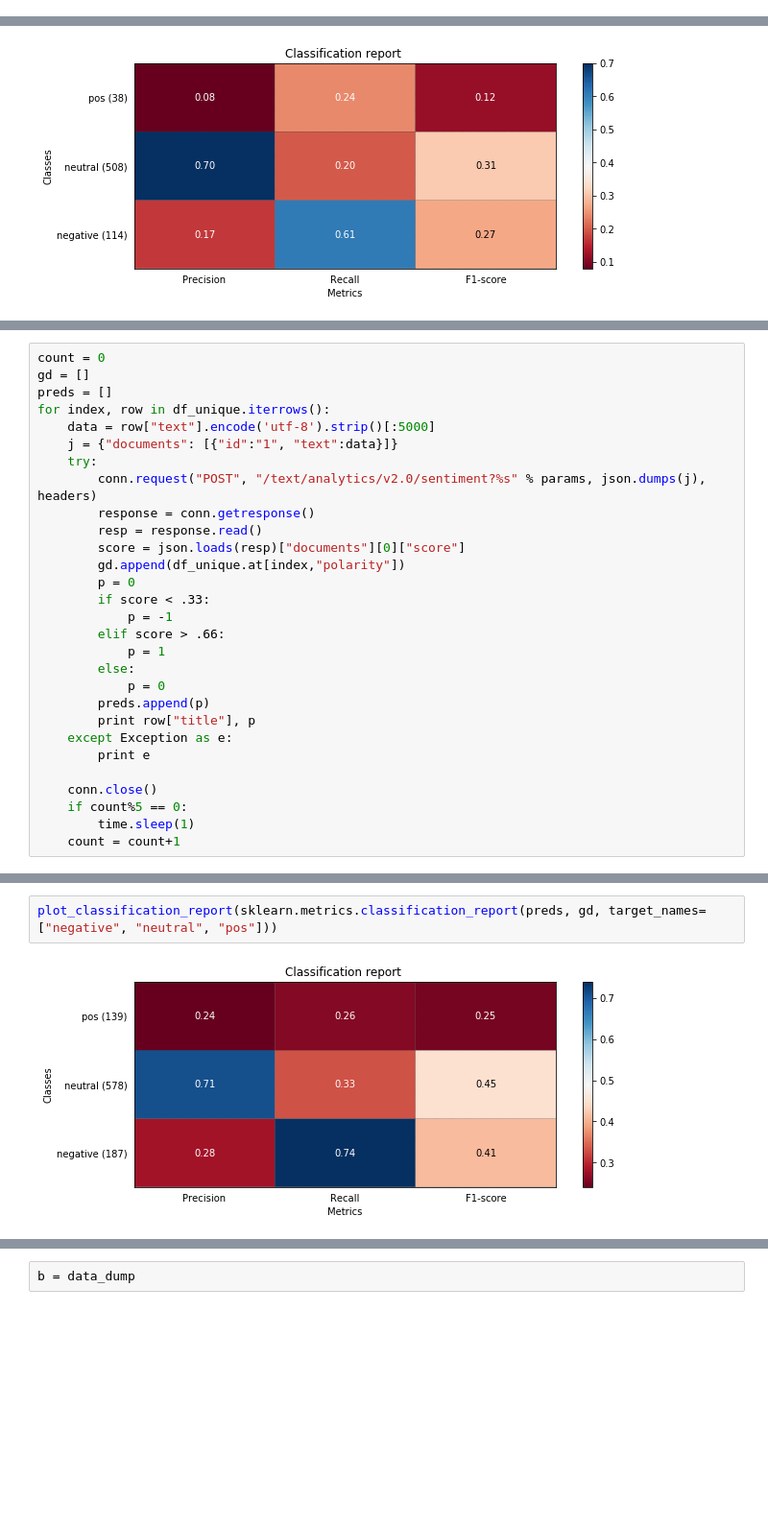
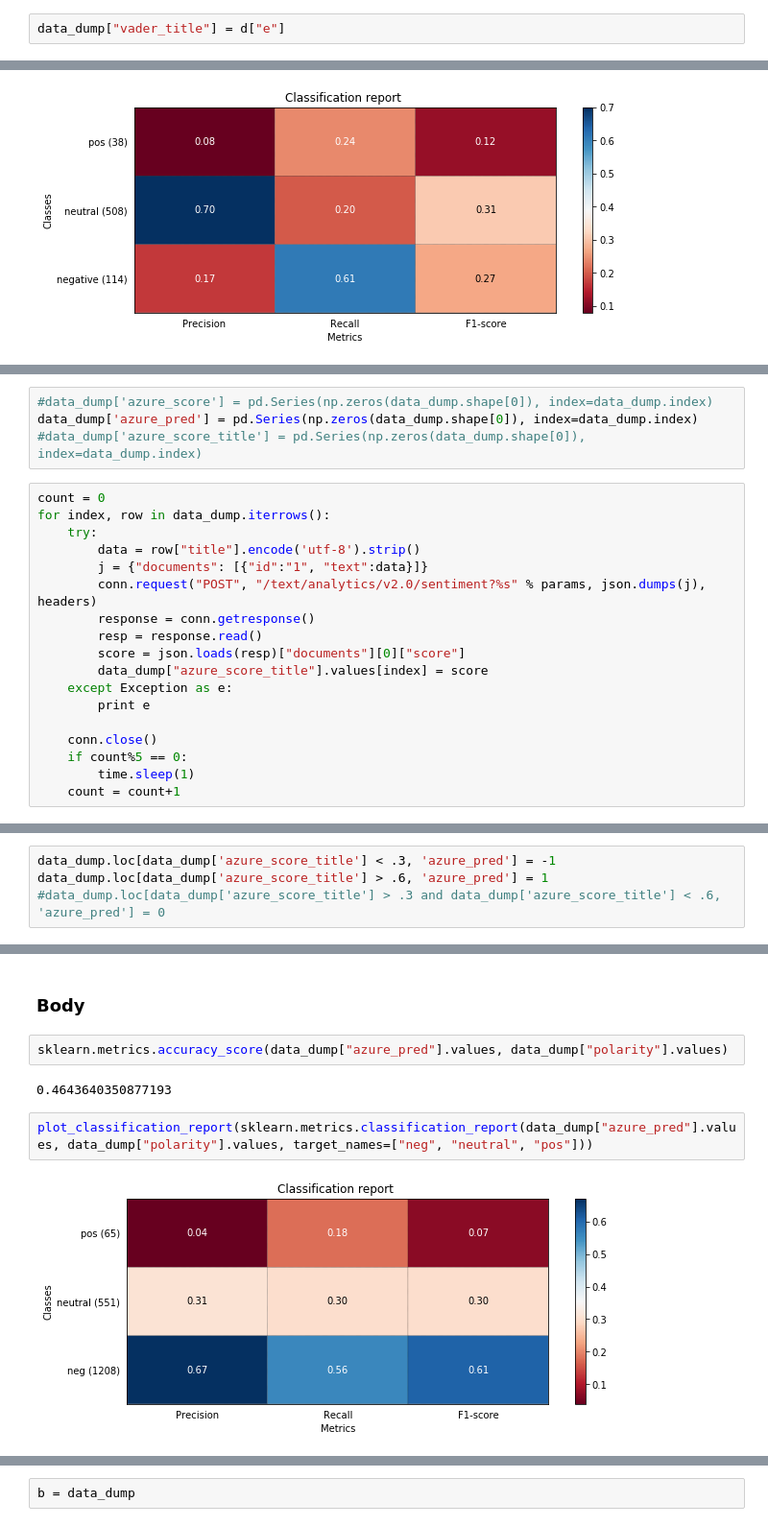
Before and after one commit to mannuscript/micromort, a Jupyter notebook: micromort/polarity_models/polarity.ipynb, the cells around one changed output, grey strips where cells are left out. Shown at 96% size. Saved outputs shown, nothing was run; the diff lists cells and outputs as text; blank space fills up the shorter version.

```diff
--- a/micromort/polarity_models/polarity.ipynb
+++ b/micromort/polarity_models/polarity.ipynb
@@ -124,0 +269,2 @@ plot_classification_report(sklearn.metrics.classification_report(data_dump["e"].
+# %%
+data_dump["vader_title"] = d["e"]
@@ -196,25 +370,18 @@ df_unique = data_dump.drop_duplicates(subset='text')
+# %%
+#data_dump['azure_score'] = pd.Series(np.zeros(data_dump.shape[0]), index=data_dump.index)
+data_dump['azure_pred'] = pd.Series(np.zeros(data_dump.shape[0]), index=data_dump.index)
+#data_dump['azure_score_title'] = pd.Series(np.zeros(data_dump.shape[0]), index=data_dump.index)
 # %%
 count = 0
-gd = []
-preds = []
-for index, row in df_unique.iterrows():
-    data = row["text"].encode('utf-8').strip()[:5000]
-    j = {"documents": [{"id":"1", "text":data}]}
+for index, row in data_dump.iterrows():
     try:
+        data = row["title"].encode('utf-8').strip()
+        j = {"documents": [{"id":"1", "text":data}]}
         conn.request("POST", "/text/analytics/v2.0/sentiment?%s" % params, json.dumps(j), headers)
         response = conn.getresponse()
         resp = response.read()
         score = json.loads(resp)["documents"][0]["score"]
-        gd.append(df_unique.at[index,"polarity"])
-        p = 0
-        if score < .33:
-            p = -1
-        elif score > .66:
-            p = 1
-        else:
-            p = 0
-        preds.append(p)
-        print row["title"], p
+        data_dump["azure_score_title"].values[index] = score
     except Exception as e:
         print e
 
@@ -228,0 +396,4 @@ sklearn.metrics.accuracy_score(preds, gd)
+# %%
+data_dump.loc[data_dump['azure_score_title'] < .3, 'azure_pred'] = -1
+data_dump.loc[data_dump['azure_score_title'] > .6, 'azure_pred'] = 1
+#data_dump.loc[data_dump['azure_score_title'] > .3 and data_dump['azure_score_title'] < .6, 'azure_pred'] = 0
@@ -229,4 +414,10 @@ sklearn.metrics.accuracy_score(preds, gd)
+# %% [markdown]
+### Body
+# %%
+sklearn.metrics.accuracy_score(data_dump["azure_pred"].values, data_dump["polarity"].values)
+# %% [output]
+0.4643640350877193
 # %%
-plot_classification_report(sklearn.metrics.classification_report(preds, gd, target_names=["negative", "neutral", "pos"]))
+plot_classification_report(sklearn.metrics.classification_report(data_dump["azure_pred"].values, data_dump["polarity"].values, target_names=["neg", "neutral", "pos"]))
 # %% [output]
-[figure, old version]
+[figure, new version]
```
Also changed, not shown: parts of 92 cells of this notebook, 6 other files.
